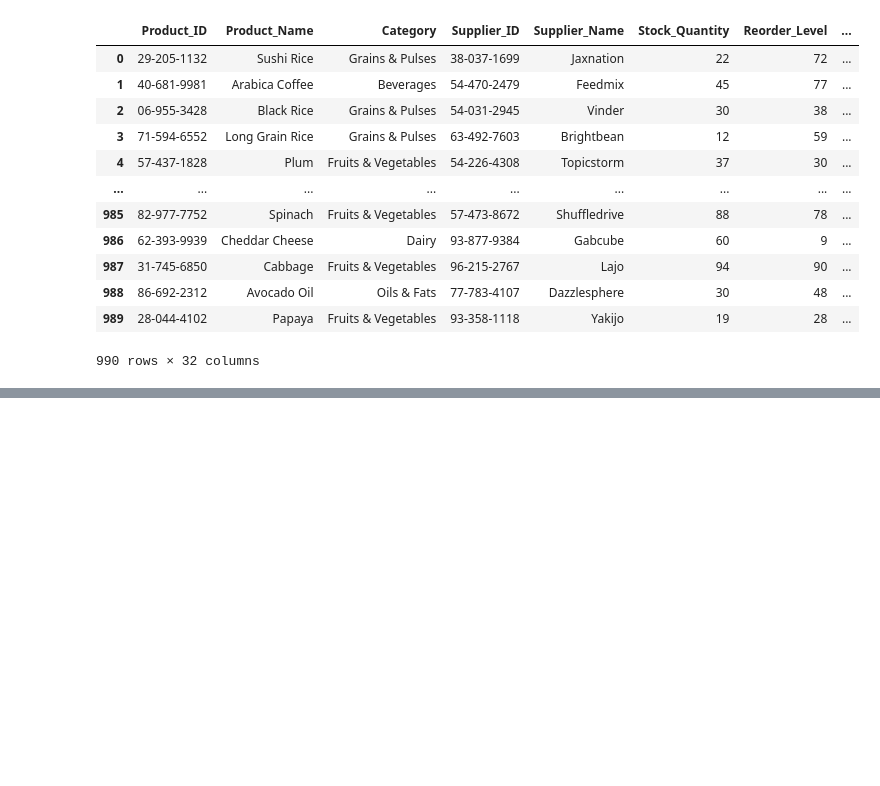
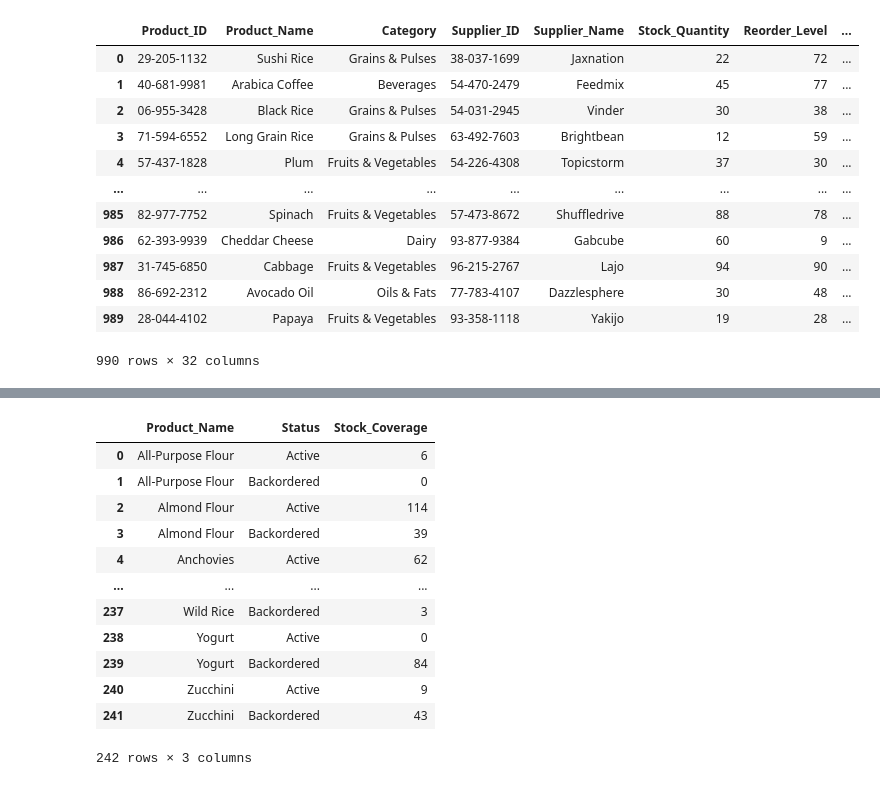
Before and after one commit to rbalbinotti/smart-supply-chain-ai, a Jupyter notebook: notebooks/01-mod_demand_inventory.ipynb, the cells around one changed output, grey strips where cells are left out. Drawn from its saved outputs; the diff is of its cells as text; code cells hidden in the pictures; blank space fills up the shorter version.

```diff
--- a/notebooks/01-mod_demand_inventory.ipynb
+++ b/notebooks/01-mod_demand_inventory.ipynb
@@ -629,0 +671,25 @@ df[~(df['Status'] == 'Discontinued')]
+# %%
+# Remove Discontinued Status
+active_df = df[df['Status'] != 'Discontinued']
+# %%
+# Reset Categories
+active_df['Status'] = active_df['Status'].cat.remove_unused_categories()
+# %%
+# Group Coverage Days
+coverage_grouped = active_df.groupby(['Product_Name', 'Status'], as_index=False)['Stock_Coverage'].sum()
+# %%
+coverage_grouped
+# %% [output]
+|  | Product_Name | Status | Stock_Coverage |
+| 0 | All-Purpose Flour | Active | 6 |
+| 1 | All-Purpose Flour | Backordered | 0 |
+| 2 | Almond Flour | Active | 114 |
+| 3 | Almond Flour | Backordered | 39 |
+| 4 | Anchovies | Active | 62 |
+| ... | ... | ... | ... |
+| 237 | Wild Rice | Backordered | 3 |
+| 238 | Yogurt | Active | 0 |
+| 239 | Yogurt | Backordered | 84 |
+| 240 | Zucchini | Active | 9 |
+| 241 | Zucchini | Backordered | 43 |
+242 rows × 3 columns
```
Also changed, not shown: parts of 31 cells of this notebook.
